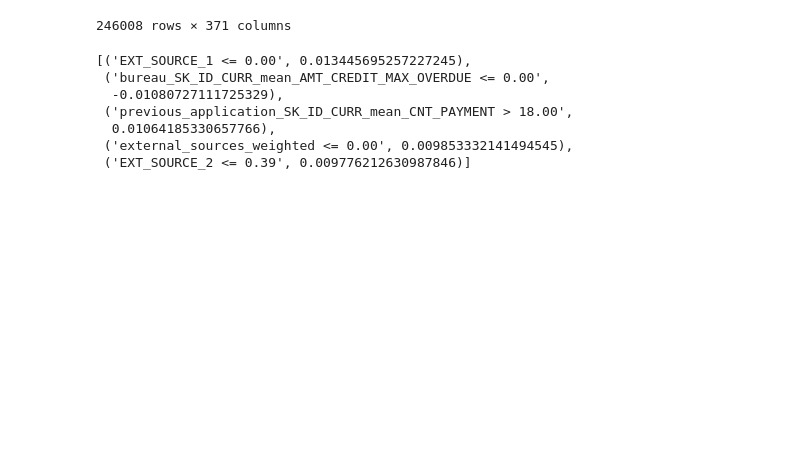
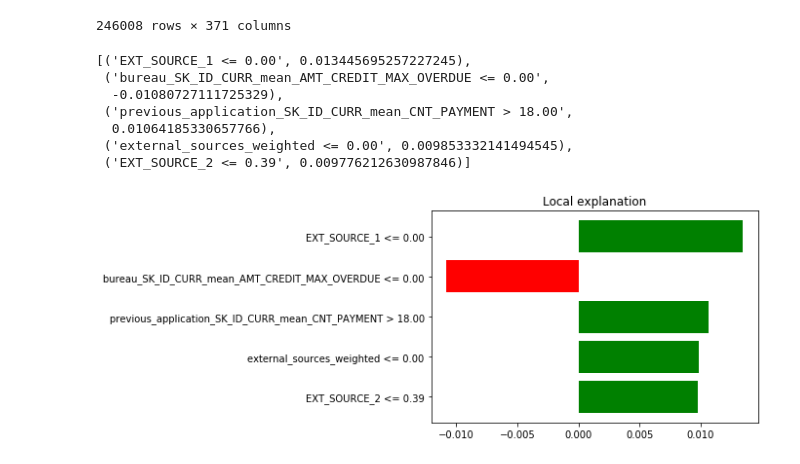
Before and after one commit to robbiefrost/open-solution-home-credit, a Jupyter notebook: outcomes.ipynb, the cells around one changed output. Saved outputs shown, nothing was run; the diff lists cells and outputs as text; code cells hidden in the pictures; blank space fills up the shorter version.

```diff
--- a/outcomes.ipynb
+++ b/outcomes.ipynb
@@ -142,3 +142,7 @@ exp.as_list()
   0.01064185330657766),
  ('external_sources_weighted <= 0.00', 0.009853332141494545),
  ('EXT_SOURCE_2 <= 0.39', 0.009776212630987846)]
+# %%
+exp.as_pyplot_figure();
+# %% [output]
+[figure, added]
```
Also changed, not shown: parts of 2 cells of this notebook, 2 other files.
